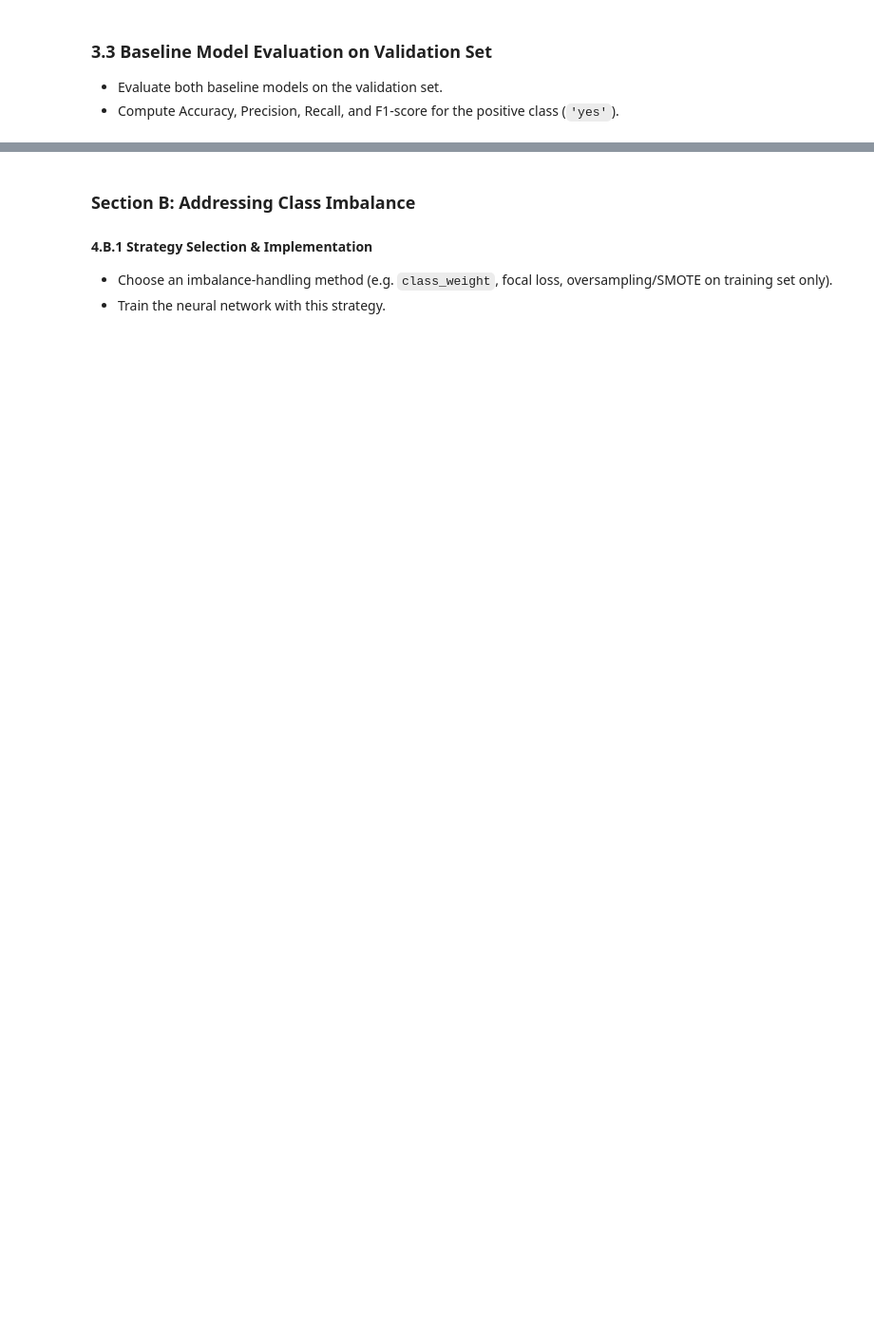
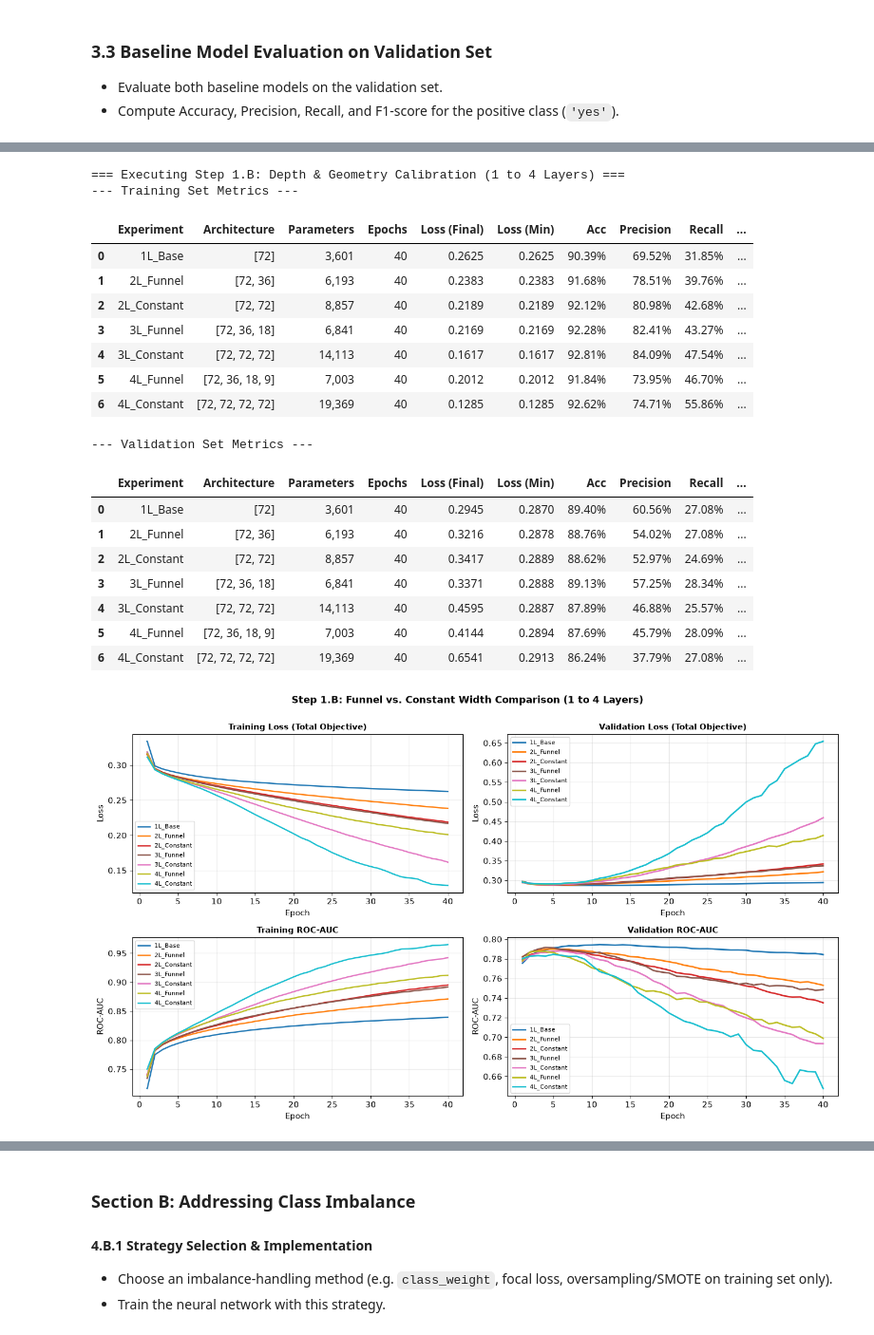
Before and after one commit to Biyou07/Y4, a Jupyter notebook: S7/DL/LABS/7/Lab7.ipynb, the cells around one changed output, grey strips where cells are left out. Shown at 95% size. Drawn from its saved outputs; the diff is of its cells as text; code cells hidden in the pictures; blank space fills up the shorter version.

```diff
--- a/S7/DL/LABS/7/Lab7.ipynb
+++ b/S7/DL/LABS/7/Lab7.ipynb
@@ -1002,0 +1183,41 @@ plt.show()
+# %%
+# ===================================================================
+# Step 1.B Execution: Funnel vs. Constant Width across 1 to 4 Layers
+# ===================================================================
+print('=== Executing Step 1.B: Depth & Geometry Calibration (1 to 4 Layers) ===')
+depth_architectures = {
+    '1L_Base': [72],
+    '2L_Funnel': [72, 36],
+    '2L_Constant': [72, 72],
+    '3L_Funnel': [72, 36, 18],
+    '3L_Constant': [72, 72, 72],
+    '4L_Funnel': [72, 36, 18, 9],
+    '4L_Constant': [72, 72, 72, 72]
+}
+
+for name, units in depth_architectures.items():
+    train_basic_mlp(name, hidden_units=units, epochs=40)
+
+step_1b_models = list(depth_architectures.keys())
+compare_and_plot(step_1b_models, title='Step 1.B: Funnel vs. Constant Width Comparison (1 to 4 Layers)')
+# %% [output]
+=== Executing Step 1.B: Depth & Geometry Calibration (1 to 4 Layers) ===
+--- Training Set Metrics ---
+|  | Experiment | Architecture | Parameters | Epochs | Loss (Final) | Loss (Min) | Acc | Precision | Recall | ... |
+| 0 | 1L_Base | [72] | 3,601 | 40 | 0.2625 | 0.2625 | 90.39% | 69.52% | 31.85% | ... |
+| 1 | 2L_Funnel | [72, 36] | 6,193 | 40 | 0.2383 | 0.2383 | 91.68% | 78.51% | 39.76% | ... |
+| 2 | 2L_Constant | [72, 72] | 8,857 | 40 | 0.2189 | 0.2189 | 92.12% | 80.98% | 42.68% | ... |
+| 3 | 3L_Funnel | [72, 36, 18] | 6,841 | 40 | 0.2169 | 0.2169 | 92.28% | 82.41% | 43.27% | ... |
+| 4 | 3L_Constant | [72, 72, 72] | 14,113 | 40 | 0.1617 | 0.1617 | 92.81% | 84.09% | 47.54% | ... |
+| 5 | 4L_Funnel | [72, 36, 18, 9] | 7,003 | 40 | 0.2012 | 0.2012 | 91.84% | 73.95% | 46.70% | ... |
+| 6 | 4L_Constant | [72, 72, 72, 72] | 19,369 | 40 | 0.1285 | 0.1285 | 92.62% | 74.71% | 55.86% | ... |
+--- Validation Set Metrics ---
+|  | Experiment | Architecture | Parameters | Epochs | Loss (Final) | Loss (Min) | Acc | Precision | Recall | ... |
+| 0 | 1L_Base | [72] | 3,601 | 40 | 0.2945 | 0.2870 | 89.40% | 60.56% | 27.08% | ... |
+| 1 | 2L_Funnel | [72, 36] | 6,193 | 40 | 0.3216 | 0.2878 | 88.76% | 54.02% | 27.08% | ... |
+| 2 | 2L_Constant | [72, 72] | 8,857 | 40 | 0.3417 | 0.2889 | 88.62% | 52.97% | 24.69% | ... |
+| 3 | 3L_Funnel | [72, 36, 18] | 6,841 | 40 | 0.3371 | 0.2888 | 89.13% | 57.25% | 28.34% | ... |
+| 4 | 3L_Constant | [72, 72, 72] | 14,113 | 40 | 0.4595 | 0.2887 | 87.89% | 46.88% | 25.57% | ... |
+| 5 | 4L_Funnel | [72, 36, 18, 9] | 7,003 | 40 | 0.4144 | 0.2894 | 87.69% | 45.79% | 28.09% | ... |
+| 6 | 4L_Constant | [72, 72, 72, 72] | 19,369 | 40 | 0.6541 | 0.2913 | 86.24% | 37.79% | 27.08% | ... |
+[figure, added]
```
Also changed, not shown: parts of 35 cells of this notebook, 17 other files.
